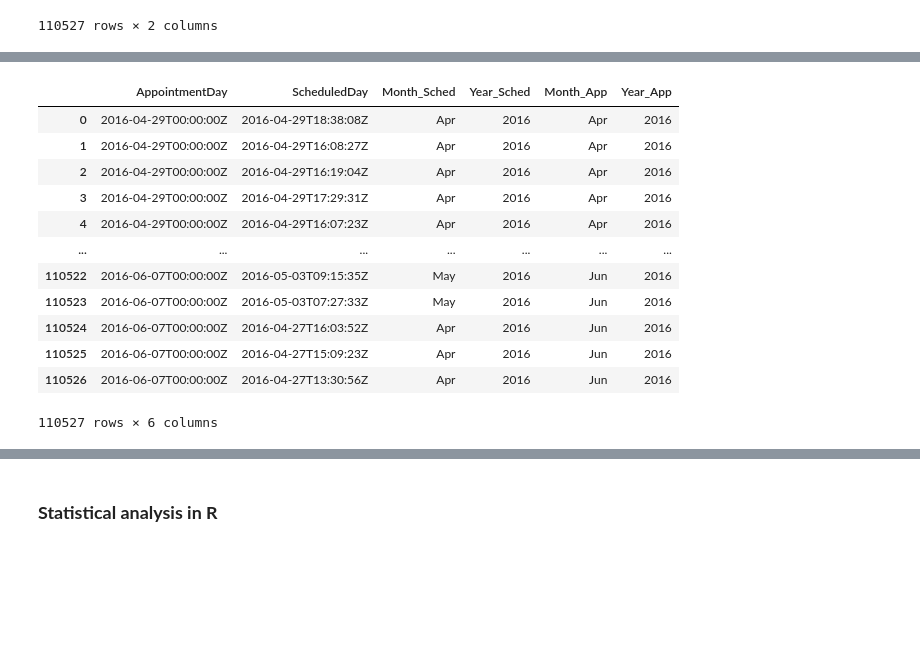
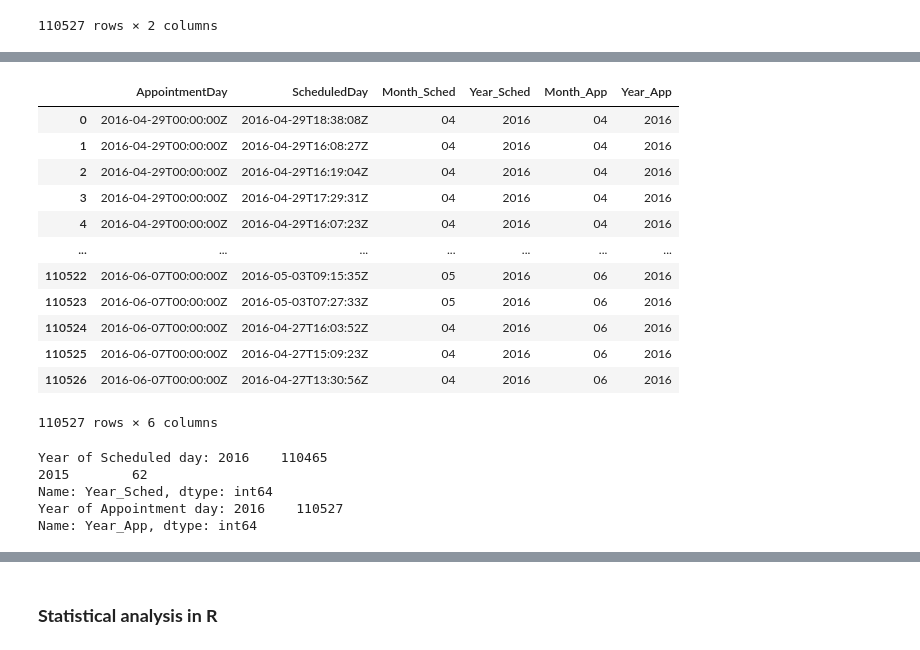
Before and after one commit to vy-phung/Data-analysis, a Jupyter notebook: No_Show_Medical_Appointment.ipynb, the cells around one changed output, grey strips where cells are left out. Cells and saved outputs as stored; diff of their text form; code cells hidden in the pictures; blank space fills up the shorter version.

```diff
--- a/No_Show_Medical_Appointment.ipynb
+++ b/No_Show_Medical_Appointment.ipynb
@@ -91,9 +87,9 @@ number of NaN values for the column AppointmentDay : 0
 no_show = []
 for term in noshow['No-show']:
   if term == 'No':
-    no_show.append(0)
+    no_show.append('0')
   elif term == 'Yes':
-    no_show.append(1)
+    no_show.append('1')
 df = pd.Series(no_show, name='noshow')
 noshow = pd.concat([noshow, df], axis=1)
 noshow
@@ -188,37 +182,46 @@ x
 # %%
 month = []
 year = []
 for i in noshow['AppointmentDay']:
   appday = i.split('-')
   if appday[0] == '2015':  year.append('2015')
   elif appday[0] == '2016':  year.append('2016')
-  if appday[1] == '01':  month.append('Jan')
-  elif appday[1] == '02':  month.append('Feb')
-  elif appday[1] == '03':  month.append('Mar')
-  elif appday[1] == '04':  month.append('Apr')
-  elif appday[1] == '05':  month.append('May')
-  elif appday[1] == '06':  month.append('Jun')
-  elif appday[1] == '07':  month.append('Jul')
-  elif appday[1] == '08':  month.append('Aug')
-  elif appday[1] == '09':  month.append('Sep')
-  elif appday[1] == '10':  month.append('Oct')
-  elif appday[1] == '11':  month.append('Nov')
-  elif appday[1] == '12':  month.append('Dec')
+  if appday[1] == '01':  month.append('01')
+  elif appday[1] == '02':  month.append('02')
+  elif appday[1] == '03':  month.append('03')
+  elif appday[1] == '04':  month.append('04')
+  elif appday[1] == '05':  month.append('05')
+  elif appday[1] == '06':  month.append('06')
+  elif appday[1] == '07':  month.append('07')
+  elif appday[1] == '08':  month.append('08')
+  elif appday[1] == '09':  month.append('09')
+  elif appday[1] == '10':  month.append('10')
+  elif appday[1] == '11':  month.append('11')
+  elif appday[1] == '12':  month.append('12')
 Scheduled1 = pd.Series(month, name='Month_App')
 Scheduled2 = pd.Series(year, name='Year_App')
 x = pd.concat([x, Scheduled1, Scheduled2], axis=1)
 x
 # %% [output]
 |  | AppointmentDay | ScheduledDay | Month_Sched | Year_Sched | Month_App | Year_App |
-| 0 | 2016-04-29T00:00:00Z | 2016-04-29T18:38:08Z | Apr | 2016 | Apr | 2016 |
-| 1 | 2016-04-29T00:00:00Z | 2016-04-29T16:08:27Z | Apr | 2016 | Apr | 2016 |
-| 2 | 2016-04-29T00:00:00Z | 2016-04-29T16:19:04Z | Apr | 2016 | Apr | 2016 |
-| 3 | 2016-04-29T00:00:00Z | 2016-04-29T17:29:31Z | Apr | 2016 | Apr | 2016 |
-| 4 | 2016-04-29T00:00:00Z | 2016-04-29T16:07:23Z | Apr | 2016 | Apr | 2016 |
+| 0 | 2016-04-29T00:00:00Z | 2016-04-29T18:38:08Z | 04 | 2016 | 04 | 2016 |
+| 1 | 2016-04-29T00:00:00Z | 2016-04-29T16:08:27Z | 04 | 2016 | 04 | 2016 |
+| 2 | 2016-04-29T00:00:00Z | 2016-04-29T16:19:04Z | 04 | 2016 | 04 | 2016 |
+| 3 | 2016-04-29T00:00:00Z | 2016-04-29T17:29:31Z | 04 | 2016 | 04 | 2016 |
+| 4 | 2016-04-29T00:00:00Z | 2016-04-29T16:07:23Z | 04 | 2016 | 04 | 2016 |
 | ... | ... | ... | ... | ... | ... | ... |
-| 110522 | 2016-06-07T00:00:00Z | 2016-05-03T09:15:35Z | May | 2016 | Jun | 2016 |
-| 110523 | 2016-06-07T00:00:00Z | 2016-05-03T07:27:33Z | May | 2016 | Jun | 2016 |
-| 110524 | 2016-06-07T00:00:00Z | 2016-04-27T16:03:52Z | Apr | 2016 | Jun | 2016 |
-| 110525 | 2016-06-07T00:00:00Z | 2016-04-27T15:09:23Z | Apr | 2016 | Jun | 2016 |
-| 110526 | 2016-06-07T00:00:00Z | 2016-04-27T13:30:56Z | Apr | 2016 | Jun | 2016 |
+| 110522 | 2016-06-07T00:00:00Z | 2016-05-03T09:15:35Z | 05 | 2016 | 06 | 2016 |
+| 110523 | 2016-06-07T00:00:00Z | 2016-05-03T07:27:33Z | 05 | 2016 | 06 | 2016 |
+| 110524 | 2016-06-07T00:00:00Z | 2016-04-27T16:03:52Z | 04 | 2016 | 06 | 2016 |
+| 110525 | 2016-06-07T00:00:00Z | 2016-04-27T15:09:23Z | 04 | 2016 | 06 | 2016 |
+| 110526 | 2016-06-07T00:00:00Z | 2016-04-27T13:30:56Z | 04 | 2016 | 06 | 2016 |
 110527 rows × 6 columns
+# %%
+print("Year of Scheduled day:", x['Year_Sched'].value_counts())
+print("Year of Appointment day:", x['Year_App'].value_counts())
+# %% [output]
+Year of Scheduled day: 2016    110465
+2015        62
+Name: Year_Sched, dtype: int64
+Year of Appointment day: 2016    110527
+Name: Year_App, dtype: int64
```
Also changed, not shown: parts of 49 cells of this notebook.
